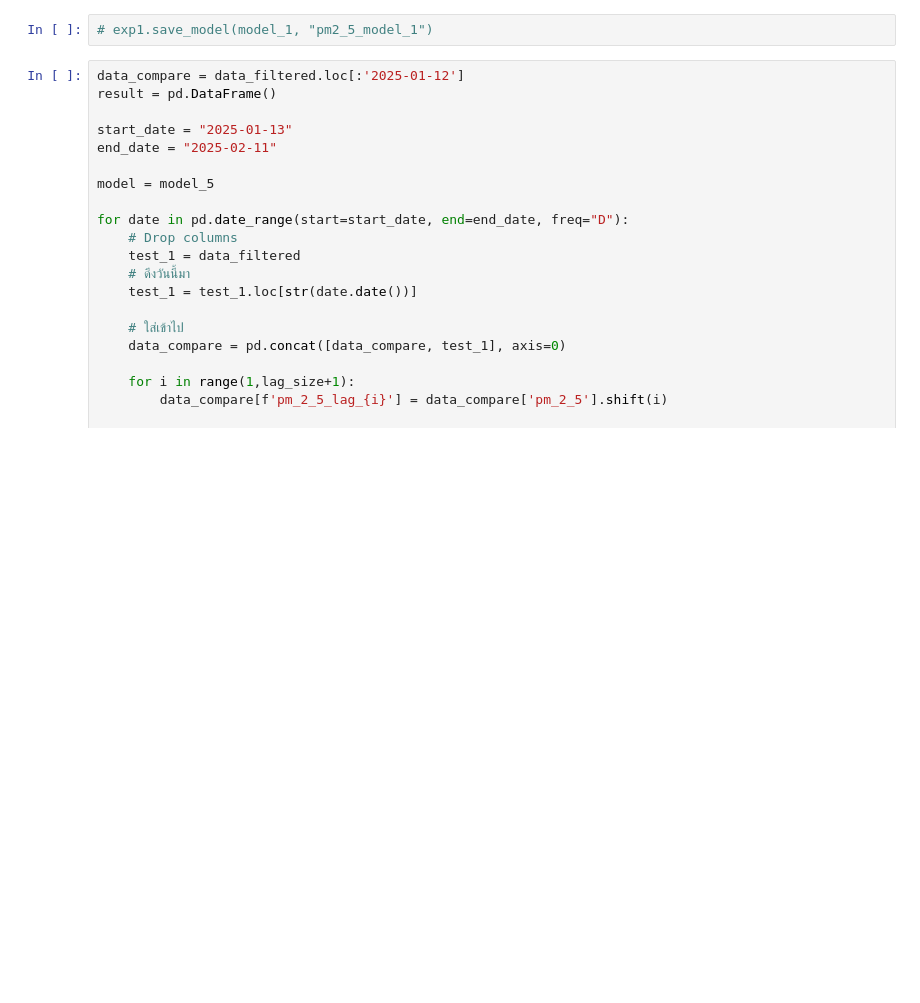
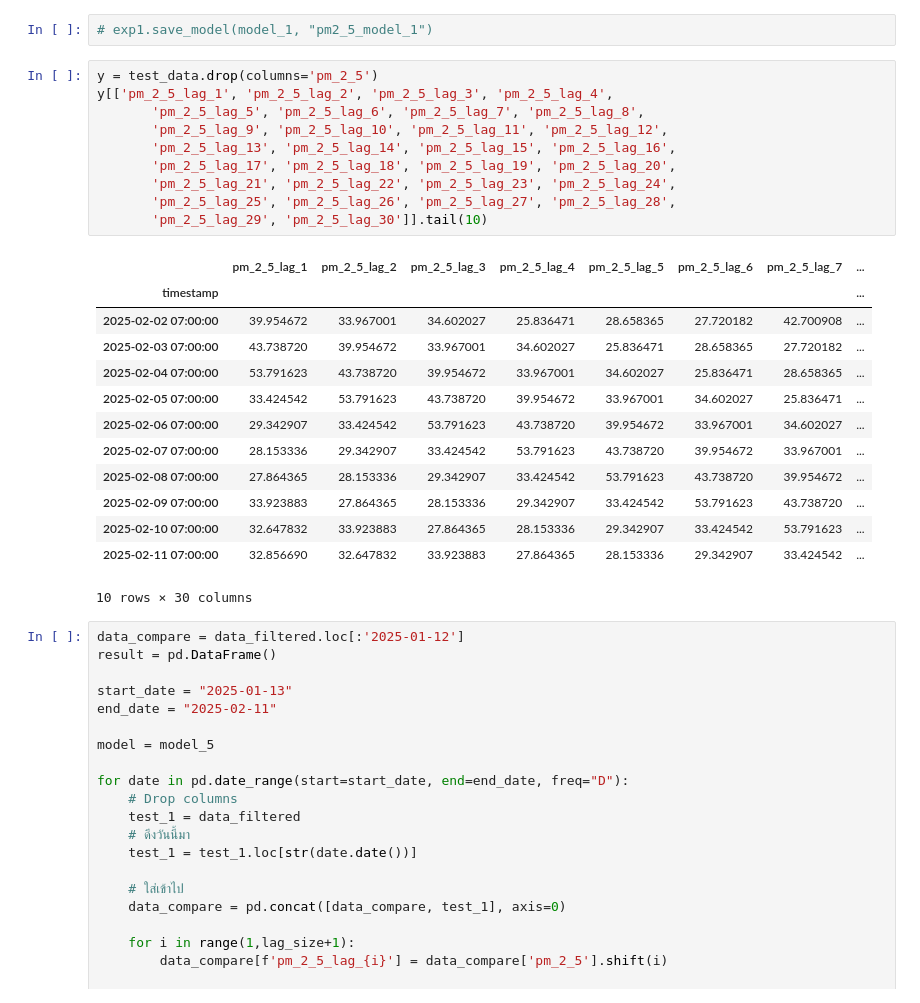
Before and after one commit to Anandaa69/PM2.5_Pycaret, a Jupyter notebook: Surat/train_process/train_jsp01.ipynb, the cells around one changed output. Cells and saved outputs as stored; diff of their text form; blank space fills up the shorter version.

```diff
--- a/Surat/train_process/train_jsp01.ipynb
+++ b/Surat/train_process/train_jsp01.ipynb
@@ -403,6 +407,30 @@ Accuracy: 89.10%
 2025-01-12 07:00:00
 # %%
 # exp1.save_model(model_1, "pm2_5_model_1")
+# %%
+y = test_data.drop(columns='pm_2_5')
+y[['pm_2_5_lag_1', 'pm_2_5_lag_2', 'pm_2_5_lag_3', 'pm_2_5_lag_4',
+       'pm_2_5_lag_5', 'pm_2_5_lag_6', 'pm_2_5_lag_7', 'pm_2_5_lag_8',
+       'pm_2_5_lag_9', 'pm_2_5_lag_10', 'pm_2_5_lag_11', 'pm_2_5_lag_12',
+       'pm_2_5_lag_13', 'pm_2_5_lag_14', 'pm_2_5_lag_15', 'pm_2_5_lag_16',
+       'pm_2_5_lag_17', 'pm_2_5_lag_18', 'pm_2_5_lag_19', 'pm_2_5_lag_20',
+       'pm_2_5_lag_21', 'pm_2_5_lag_22', 'pm_2_5_lag_23', 'pm_2_5_lag_24',
+       'pm_2_5_lag_25', 'pm_2_5_lag_26', 'pm_2_5_lag_27', 'pm_2_5_lag_28',
+       'pm_2_5_lag_29', 'pm_2_5_lag_30']].tail(10)
+# %% [output]
+|  | pm_2_5_lag_1 | pm_2_5_lag_2 | pm_2_5_lag_3 | pm_2_5_lag_4 | pm_2_5_lag_5 | pm_2_5_lag_6 | pm_2_5_lag_7 | ... |
+| timestamp |  |  |  |  |  |  |  | ... |
+| 2025-02-02 07:00:00 | 39.954672 | 33.967001 | 34.602027 | 25.836471 | 28.658365 | 27.720182 | 42.700908 | ... |
+| 2025-02-03 07:00:00 | 43.738720 | 39.954672 | 33.967001 | 34.602027 | 25.836471 | 28.658365 | 27.720182 | ... |
+| 2025-02-04 07:00:00 | 53.791623 | 43.738720 | 39.954672 | 33.967001 | 34.602027 | 25.836471 | 28.658365 | ... |
+| 2025-02-05 07:00:00 | 33.424542 | 53.791623 | 43.738720 | 39.954672 | 33.967001 | 34.602027 | 25.836471 | ... |
+| 2025-02-06 07:00:00 | 29.342907 | 33.424542 | 53.791623 | 43.738720 | 39.954672 | 33.967001 | 34.602027 | ... |
+| 2025-02-07 07:00:00 | 28.153336 | 29.342907 | 33.424542 | 53.791623 | 43.738720 | 39.954672 | 33.967001 | ... |
+| 2025-02-08 07:00:00 | 27.864365 | 28.153336 | 29.342907 | 33.424542 | 53.791623 | 43.738720 | 39.954672 | ... |
+| 2025-02-09 07:00:00 | 33.923883 | 27.864365 | 28.153336 | 29.342907 | 33.424542 | 53.791623 | 43.738720 | ... |
+| 2025-02-10 07:00:00 | 32.647832 | 33.923883 | 27.864365 | 28.153336 | 29.342907 | 33.424542 | 53.791623 | ... |
+| 2025-02-11 07:00:00 | 32.856690 | 32.647832 | 33.923883 | 27.864365 | 28.153336 | 29.342907 | 33.424542 | ... |
+10 rows × 30 columns
 # %%
 data_compare = data_filtered.loc[:'2025-01-12']
 result = pd.DataFrame()
```
Also changed, not shown: parts of 2 cells of this notebook, 1 other file.
